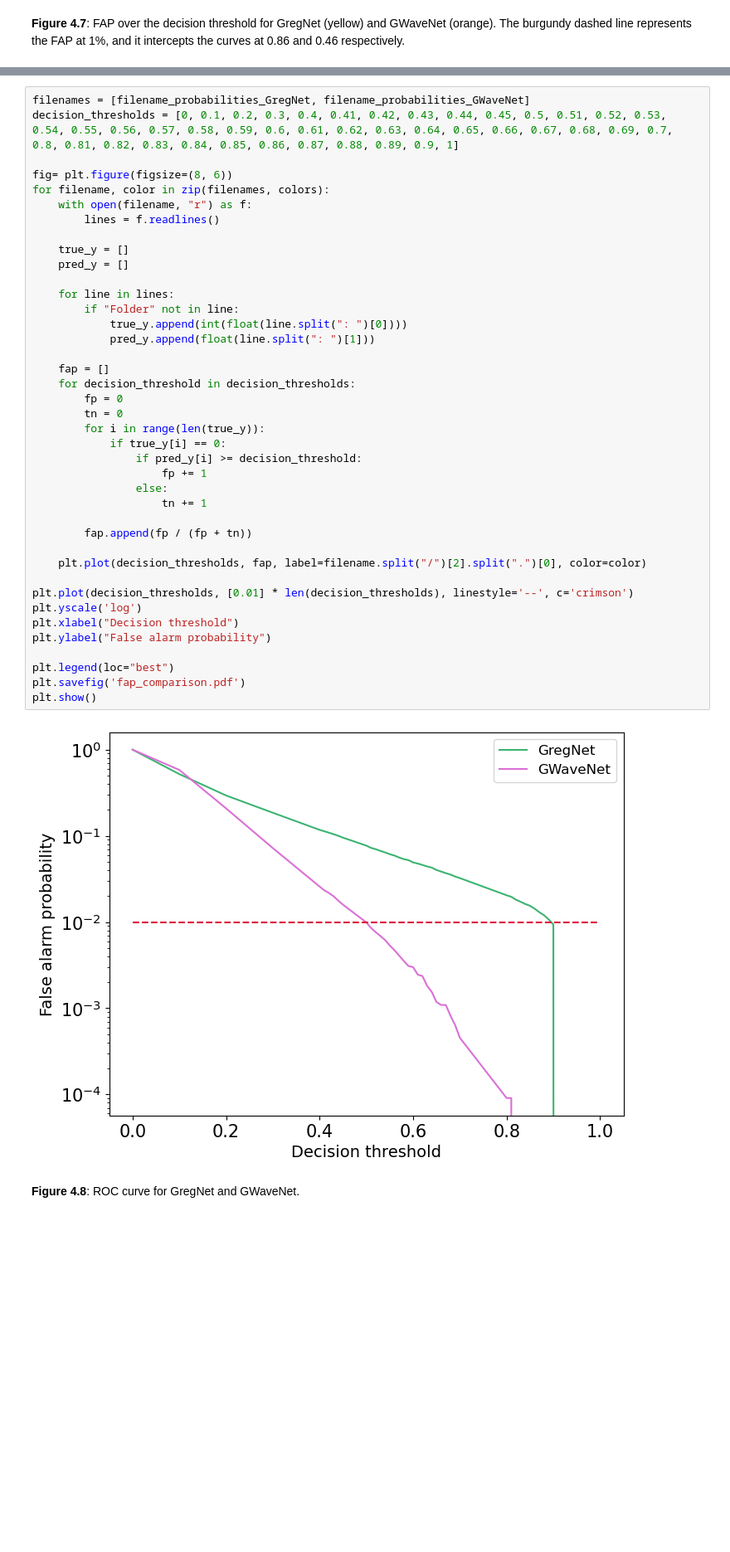
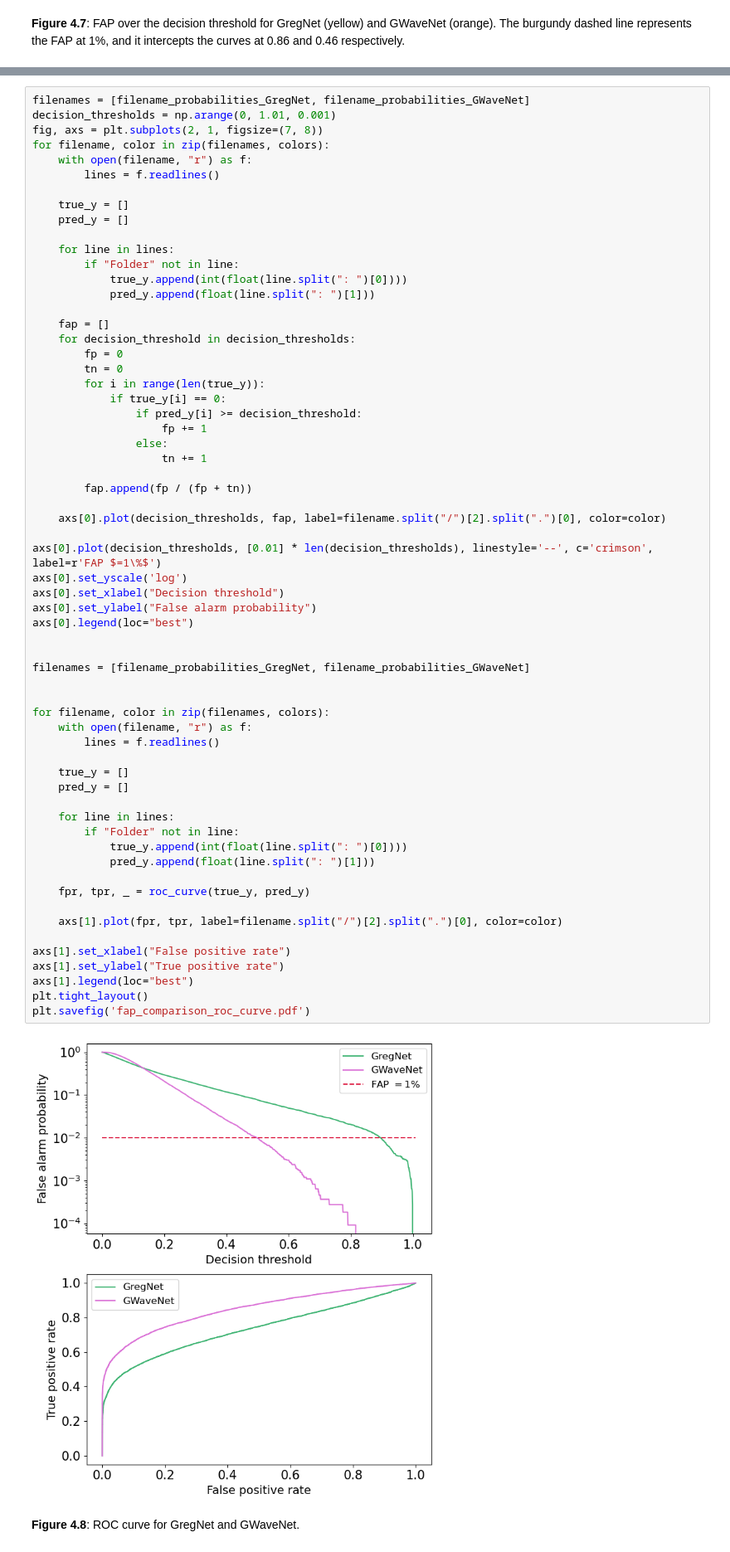
Before and after one commit to anaismartins/deploying-custom-nn-in-fpga, a Jupyter notebook: figures/plotting.ipynb, the cells around one changed output, grey strips where cells are left out. Shown: that part at 83% size. Cells and saved outputs as stored; diff of their text form; blank space fills up the shorter version.

```diff
--- a/figures/plotting.ipynb
+++ b/figures/plotting.ipynb
@@ -385,45 +399,67 @@ plt.show()
 # %%
 filenames = [filename_probabilities_GregNet, filename_probabilities_GWaveNet]
-decision_thresholds = [0, 0.1, 0.2, 0.3, 0.4, 0.41, 0.42, 0.43, 0.44, 0.45, 0.5, 0.51, 0.52, 0.53, 0.54, 0.55, 0.56, 0.57, 0.58, 0.59, 0.6, 0.61, 0.62, 0.63, 0.64, 0.65, 0.66, 0.67, 0.68, 0.69, 0.7, 0.8, 0.81, 0.82, 0.83, 0.84, 0.85, 0.86, 0.87, 0.88, 0.89, 0.9, 1]
-
-fig= plt.figure(figsize=(8, 6))
+decision_thresholds = np.arange(0, 1.01, 0.001)
+fig, axs = plt.subplots(2, 1, figsize=(7, 8))
 for filename, color in zip(filenames, colors):
     with open(filename, "r") as f:
         lines = f.readlines()
 
     true_y = []
     pred_y = []
 
     for line in lines:
         if "Folder" not in line:
             true_y.append(int(float(line.split(": ")[0])))
             pred_y.append(float(line.split(": ")[1]))
 
     fap = []
     for decision_threshold in decision_thresholds:
         fp = 0
         tn = 0
         for i in range(len(true_y)):
             if true_y[i] == 0:
                 if pred_y[i] >= decision_threshold:
                     fp += 1
                 else:
                     tn += 1
 
         fap.append(fp / (fp + tn))
 
-    plt.plot(decision_thresholds, fap, label=filename.split("/")[2].split(".")[0], color=color)
+    axs[0].plot(decision_thresholds, fap, label=filename.split("/")[2].split(".")[0], color=color)
 
-plt.plot(decision_thresholds, [0.01] * len(decision_thresholds), linestyle='--', c='crimson')
-plt.yscale('log')
-plt.xlabel("Decision threshold")
-plt.ylabel("False alarm probability")
+axs[0].plot(decision_thresholds, [0.01] * len(decision_thresholds), linestyle='--', c='crimson', label=r'FAP $=1\%$')
+axs[0].set_yscale('log')
+axs[0].set_xlabel("Decision threshold")
+axs[0].set_ylabel("False alarm probability")
+axs[0].legend(loc="best")
 
-plt.legend(loc="best")
-plt.savefig('fap_comparison.pdf')
-plt.show()
+
+filenames = [filename_probabilities_GregNet, filename_probabilities_GWaveNet]
+
+
+for filename, color in zip(filenames, colors):
+    with open(filename, "r") as f:
+        lines = f.readlines()
+
+    true_y = []
+    pred_y = []
+
+    for line in lines:
+        if "Folder" not in line:
+            true_y.append(int(float(line.split(": ")[0])))
+            pred_y.append(float(line.split(": ")[1]))
+
+    fpr, tpr, _ = roc_curve(true_y, pred_y)
+
+    axs[1].plot(fpr, tpr, label=filename.split("/")[2].split(".")[0], color=color)
+
+axs[1].set_xlabel("False positive rate")
+axs[1].set_ylabel("True positive rate")
+axs[1].legend(loc="best")
+plt.tight_layout()
+plt.savefig('fap_comparison_roc_curve.pdf')
 # %% [output]
-[figure, old version]
+[figure, new version]
 # %% [markdown]
 **Figure 4.8**: ROC curve for GregNet and GWaveNet.
 # %%
```
Also changed, not shown: parts of 3 cells of this notebook, 4 other files.
